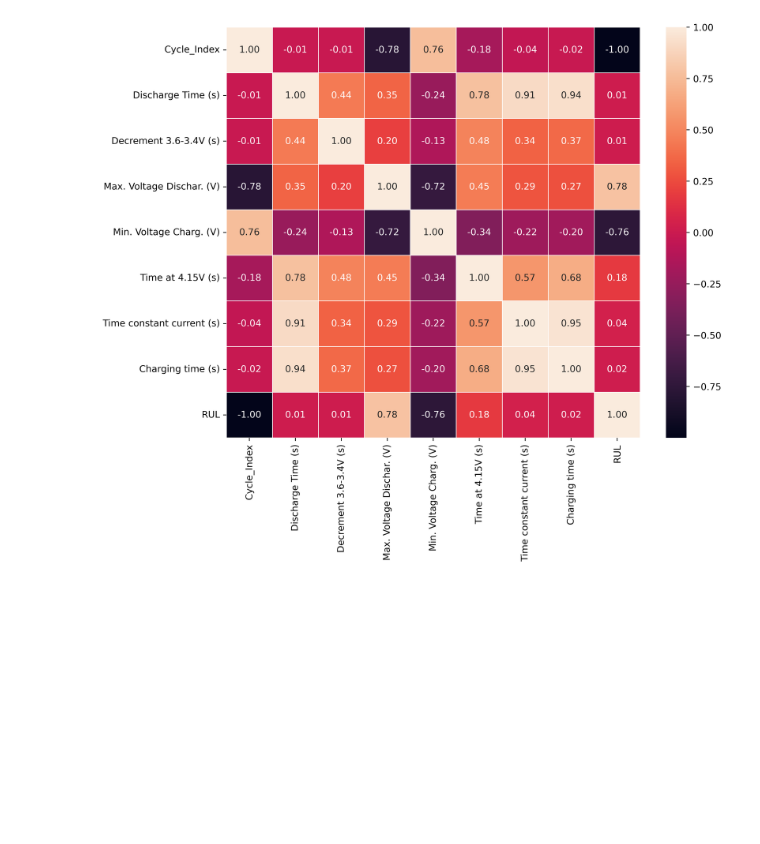
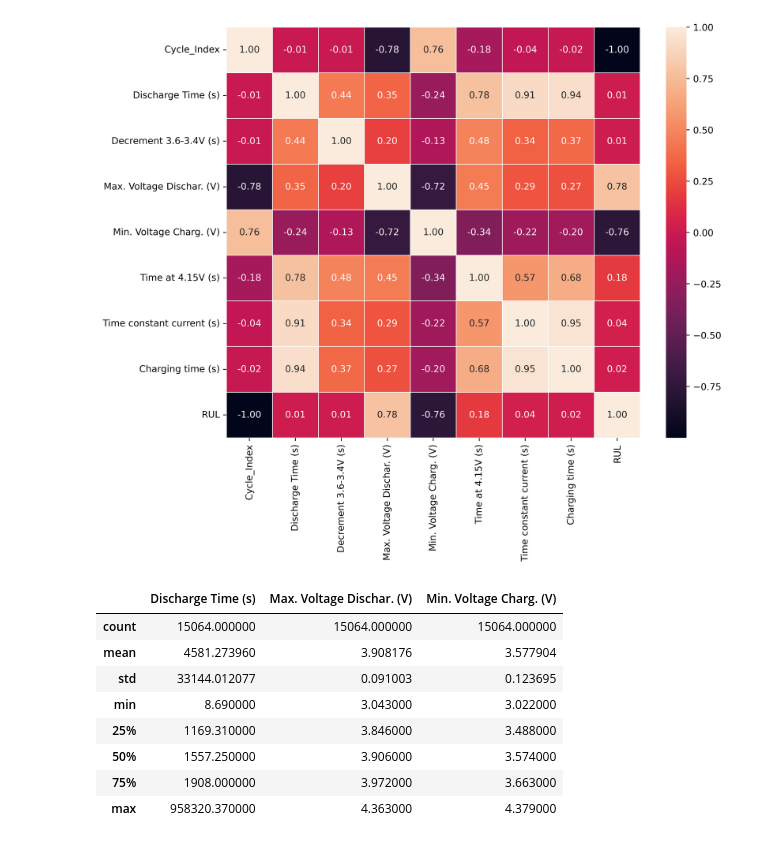
Before and after one commit to arup-ecu/RUL_Prediction, a Jupyter notebook: RUL_analysis.ipynb, the cells around one changed output. Cells and saved outputs as stored; diff of their text form; code cells hidden in the pictures; blank space fills up the shorter version.

```diff
--- a/RUL_analysis.ipynb
+++ b/RUL_analysis.ipynb
@@ -33,3 +33,19 @@ sns.heatmap(corr,annot=True,fmt=".2f", linewidth=.5)
 plt.show()
 # %% [output]
 [figure]
+# %%
+target = battery['RUL']
+feature = battery.drop(['RUL','Cycle_Index','Decrement 3.6-3.4V (s)',
+                       'Time at 4.15V (s)','Time constant current (s)','Charging time (s)'],axis=1)
+# %%
+feature.describe()
+# %% [output]
+|  | Discharge Time (s) | Max. Voltage Dischar. (V) | Min. Voltage Charg. (V) |
+| count | 15064.000000 | 15064.000000 | 15064.000000 |
+| mean | 4581.273960 | 3.908176 | 3.577904 |
+| std | 33144.012077 | 0.091003 | 0.123695 |
+| min | 8.690000 | 3.043000 | 3.022000 |
+| 25% | 1169.310000 | 3.846000 | 3.488000 |
+| 50% | 1557.250000 | 3.906000 | 3.574000 |
+| 75% | 1908.000000 | 3.972000 | 3.663000 |
+| max | 958320.370000 | 4.363000 | 4.379000 |
```
Also changed, not shown: parts of 5 cells of this notebook.
